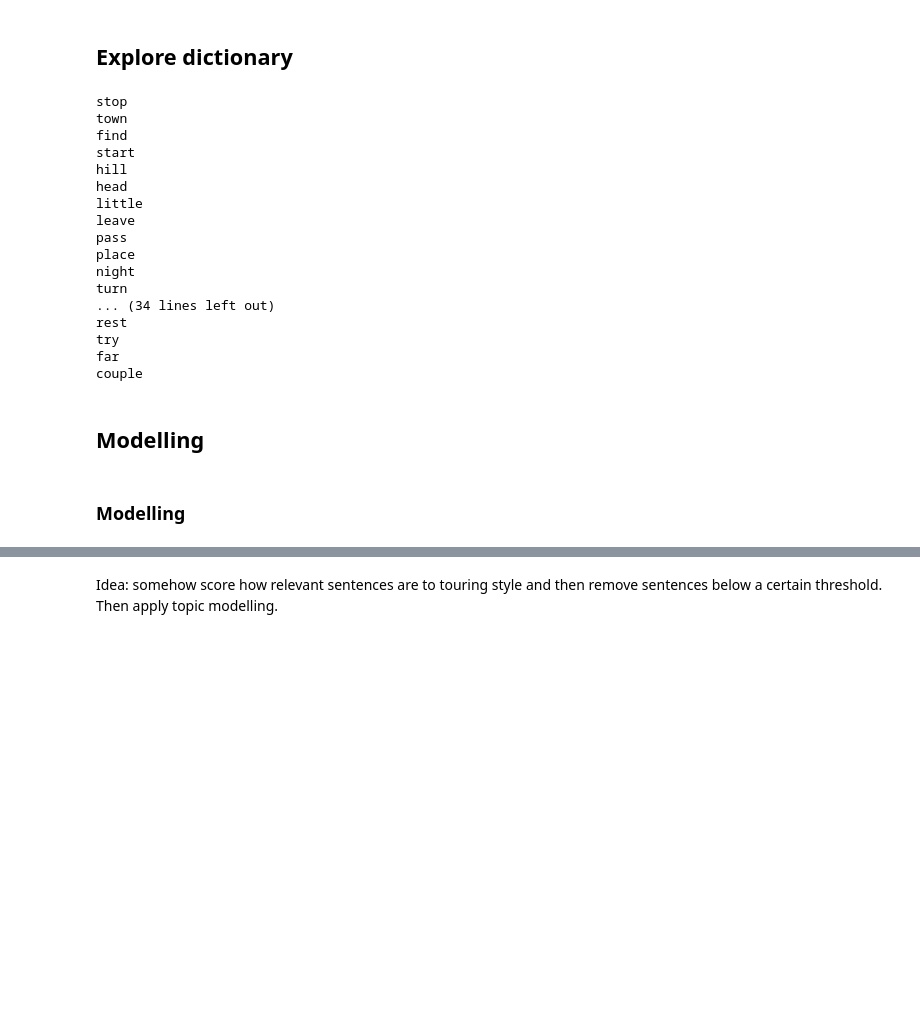
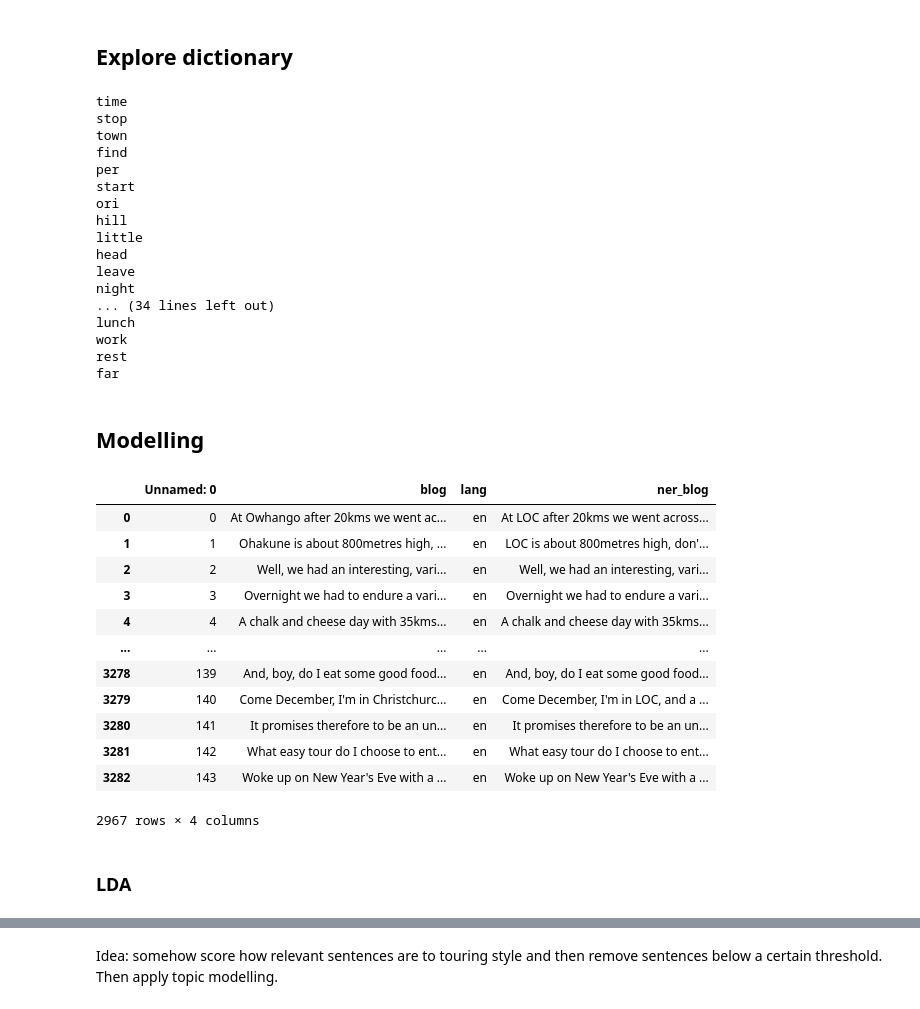
Before and after one commit to marijnkj/732A81_Text_Mining_Project, a Jupyter notebook: analyze_blogs.ipynb, the cells around one changed output, grey strips where cells are left out. Saved outputs shown, nothing was run; the diff lists cells and outputs as text; code cells hidden in the pictures; blank space fills up the shorter version.

```diff
--- a/analyze_blogs.ipynb
+++ b/analyze_blogs.ipynb
@@ -131,30 +189,30 @@ preprocess_text("blogs.csv", nlp, stop_words_to_use=stop_words_to_use)
 ## Explore dictionary
 # %%
 # https://radimrehurek.com/gensim/auto_examples/core/run_topics_and_transformations.html
-dictionary = corpora.Dictionary.load("dictionary.dict")
-corpus = corpora.MmCorpus("corpus.mm")
+dictionary = corpora.Dictionary.load("ner_dictionary.dict")
+corpus = corpora.MmCorpus("ner_corpus.mm")
 
 word_freq = {k: v for k, v in sorted(dictionary.cfs.items(), key=lambda item: item[1], reverse=True)}
 for id in list(word_freq.keys())[:50]:
     print(dictionary[id])
 # %% [output]
+time
 stop
 town
 find
+per
 start
+ori
 hill
+little
 head
-little
 leave
-pass
-place
 night
-turn
 ... (34 lines left out)
+lunch
+work
 rest
-try
 far
-couple
 # %% [markdown]
 ## Modelling
 # %%
@@ -182,6 +240,22 @@ def parse_logfile():
             if match:
                 likelihoods.append(float(match.group(1)))
     return likelihoods
+# %%
+df_blogs
+# %% [output]
+|  | Unnamed: 0 | blog | lang | ner_blog |
+| 0 | 0 | At Owhango after 20kms we went ac... | en | At LOC after 20kms we went across... |
+| 1 | 1 | Ohakune is about 800metres high, ... | en | LOC is about 800metres high, don'... |
+| 2 | 2 | Well, we had an interesting, vari... | en | Well, we had an interesting, vari... |
+| 3 | 3 | Overnight we had to endure a vari... | en | Overnight we had to endure a vari... |
+| 4 | 4 | A chalk and cheese day with 35kms... | en | A chalk and cheese day with 35kms... |
+| ... | ... | ... | ... | ... |
+| 3278 | 139 | And, boy, do I eat some good food... | en | And, boy, do I eat some good food... |
+| 3279 | 140 | Come December, I'm in Christchurc... | en | Come December, I'm in LOC, and a ... |
+| 3280 | 141 | It promises therefore to be an un... | en | It promises therefore to be an un... |
+| 3281 | 142 | What easy tour do I choose to ent... | en | What easy tour do I choose to ent... |
+| 3282 | 143 | Woke up on New Year's Eve with a ... | en | Woke up on New Year's Eve with a ... |
+2967 rows × 4 columns
 # %% [markdown]
-### Modelling
+### LDA
 # %%
```
Also changed, not shown: parts of 17 cells of this notebook.
